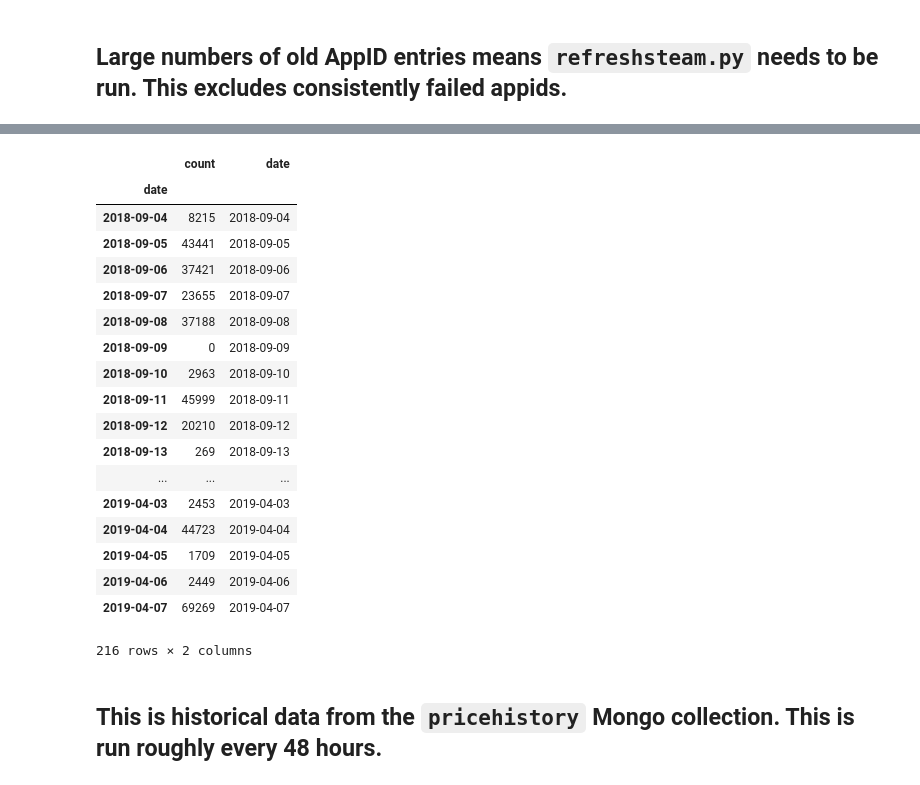
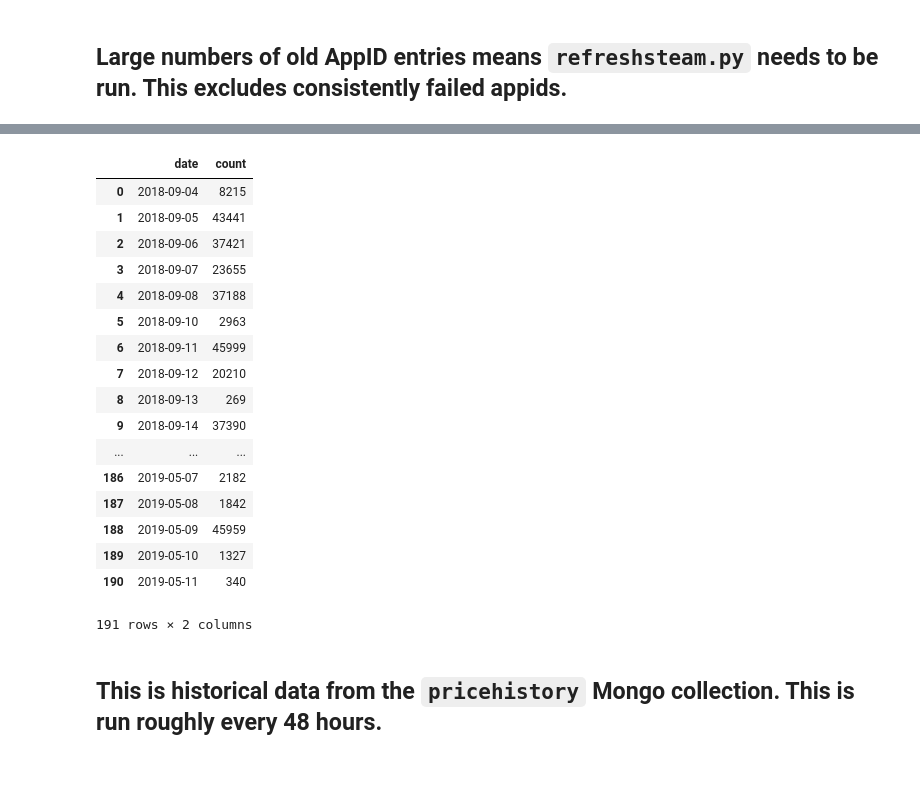
Before and after one commit to carlsonp/steam-analysis, a Jupyter notebook: notebooks/Storage_and_Status.ipynb, the cells around one changed output, grey strips where cells are left out. Saved outputs shown, nothing was run; the diff lists cells and outputs as text; code cells hidden in the pictures.

```diff
--- a/notebooks/Storage_and_Status.ipynb
+++ b/notebooks/Storage_and_Status.ipynb
@@ -97,35 +100,36 @@ fig = Figure(data=data, layout=layout)
 iplot(fig)
 # %% [output]
 [interactive output not drawn]
-# %%
-all_times_df = pd.DataFrame(list(db['pricehistory'].find({}, {"date":1, '_id':False})))
-# all_times_df.head()
-# all_times_df.dtypes
-# http://pbpython.com/pandas-grouper-agg.html
-grouped_df = pd.DataFrame(all_times_df.groupby(pd.Grouper(key='date', freq='D')).size())
-grouped_df['date'] = grouped_df.index
-grouped_df.rename(columns={grouped_df.columns[0] : 'count'}, inplace=True)
-grouped_df
-# %% [output]
-|  | count | date |
-| date |  |  |
-| 2018-09-04 | 8215 | 2018-09-04 |
-| 2018-09-05 | 43441 | 2018-09-05 |
-| 2018-09-06 | 37421 | 2018-09-06 |
-| 2018-09-07 | 23655 | 2018-09-07 |
-| 2018-09-08 | 37188 | 2018-09-08 |
-| 2018-09-09 | 0 | 2018-09-09 |
-| 2018-09-10 | 2963 | 2018-09-10 |
-| 2018-09-11 | 45999 | 2018-09-11 |
-| 2018-09-12 | 20210 | 2018-09-12 |
-| 2018-09-13 | 269 | 2018-09-13 |
-| ... | ... | ... |
-| 2019-04-03 | 2453 | 2019-04-03 |
-| 2019-04-04 | 44723 | 2019-04-04 |
-| 2019-04-05 | 1709 | 2019-04-05 |
-| 2019-04-06 | 2449 | 2019-04-06 |
-| 2019-04-07 | 69269 | 2019-04-07 |
-216 rows × 2 columns
+# %%
+grouped_df = db['pricehistory'].aggregate([
+{"$match": {}},
+{"$group":  {"_id": {"$dateToString": {"format": "%Y-%m-%d", "date": "$date"}},
+             "count" : { "$sum" : 1} } },
+{"$sort": {"_id": 1}}
+])
+
+grouped_df = pd.DataFrame(list(grouped_df))
+grouped_df.rename(columns={grouped_df.columns[0] : 'date'}, inplace=True)
+grouped_df
+# %% [output]
+|  | date | count |
+| 0 | 2018-09-04 | 8215 |
+| 1 | 2018-09-05 | 43441 |
+| 2 | 2018-09-06 | 37421 |
+| 3 | 2018-09-07 | 23655 |
+| 4 | 2018-09-08 | 37188 |
+| 5 | 2018-09-10 | 2963 |
+| 6 | 2018-09-11 | 45999 |
+| 7 | 2018-09-12 | 20210 |
+| 8 | 2018-09-13 | 269 |
+| 9 | 2018-09-14 | 37390 |
+| ... | ... | ... |
+| 186 | 2019-05-07 | 2182 |
+| 187 | 2019-05-08 | 1842 |
+| 188 | 2019-05-09 | 45959 |
+| 189 | 2019-05-10 | 1327 |
+| 190 | 2019-05-11 | 340 |
+191 rows × 2 columns
 # %% [markdown]
 ## This is historical data from the `pricehistory` Mongo collection.  This is run roughly every 48 hours.
 # %%
```
Also changed, not shown: parts of 7 cells of this notebook.
